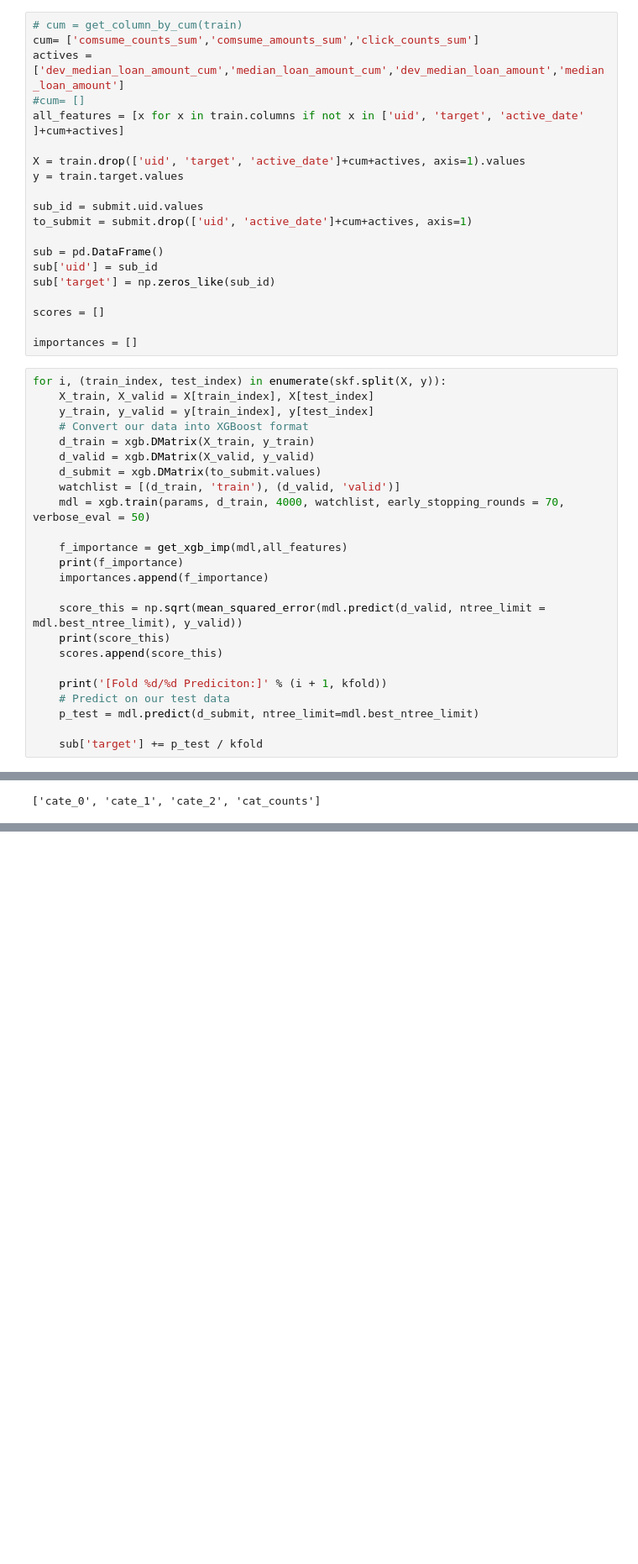
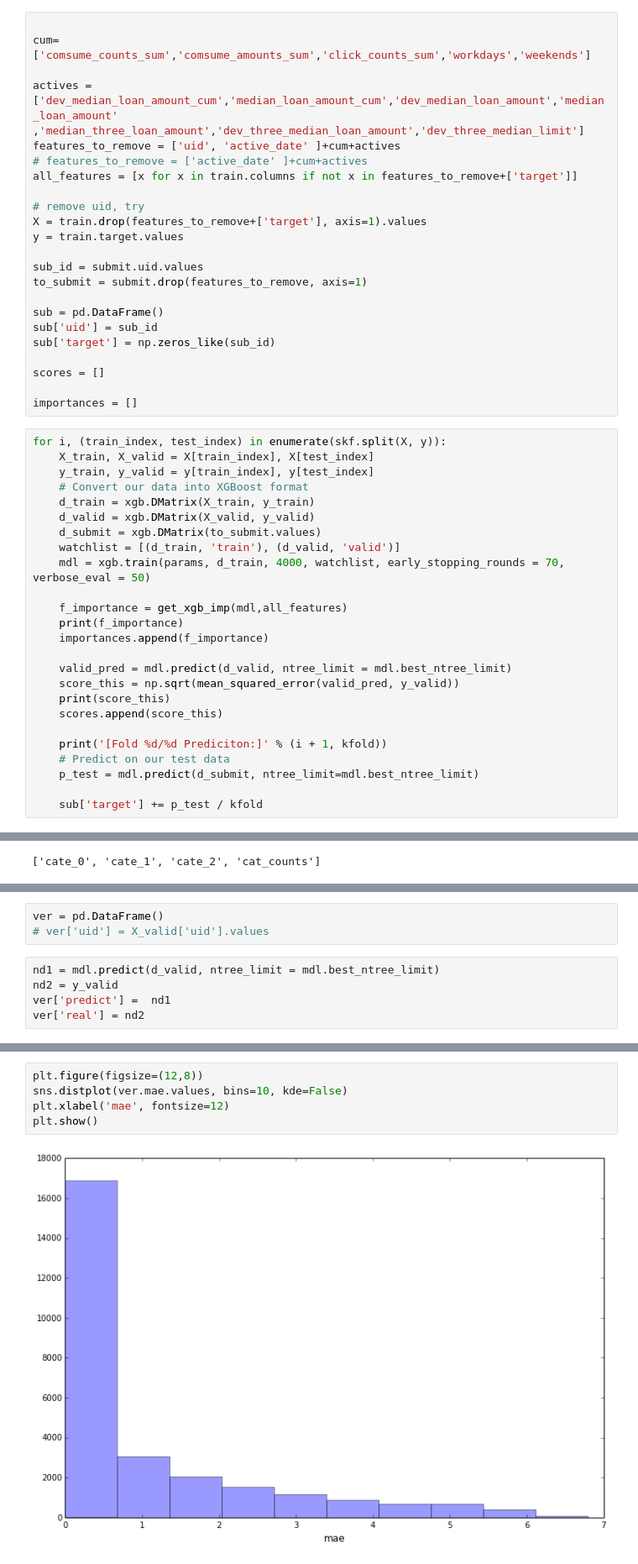
Before and after one commit to YulinGUO/LoanForecasting, a Jupyter notebook: pys/load.ipynb, the cells around one changed output, grey strips where cells are left out. Shown at 84% size. Drawn from its saved outputs; the diff is of its cells as text; blank space fills up the shorter version.

```diff
--- a/pys/load.ipynb
+++ b/pys/load.ipynb
@@ -68,17 +73,21 @@ params = {
         'nthread': 6
     }
 # %%
-# cum = get_column_by_cum(train)
-cum= ['comsume_counts_sum','comsume_amounts_sum','click_counts_sum']
-actives = ['dev_median_loan_amount_cum','median_loan_amount_cum','dev_median_loan_amount','median_loan_amount']
-#cum= []
-all_features = [x for x in train.columns if not x in ['uid', 'target', 'active_date' ]+cum+actives]
 
-X = train.drop(['uid', 'target', 'active_date']+cum+actives, axis=1).values
+cum= ['comsume_counts_sum','comsume_amounts_sum','click_counts_sum','workdays','weekends']
+
+actives = ['dev_median_loan_amount_cum','median_loan_amount_cum','dev_median_loan_amount','median_loan_amount'
+,'median_three_loan_amount','dev_three_median_loan_amount','dev_three_median_limit']
+features_to_remove = ['uid', 'active_date' ]+cum+actives
+# features_to_remove = ['active_date' ]+cum+actives
+all_features = [x for x in train.columns if not x in features_to_remove+['target']]
+
+# remove uid, try
+X = train.drop(features_to_remove+['target'], axis=1).values
 y = train.target.values
 
 sub_id = submit.uid.values
-to_submit = submit.drop(['uid', 'active_date']+cum+actives, axis=1)
+to_submit = submit.drop(features_to_remove, axis=1)
 
 sub = pd.DataFrame()
 sub['uid'] = sub_id
@@ -102,7 +111,8 @@ for i, (train_index, test_index) in enumerate(skf.split(X, y)):
     print(f_importance)
     importances.append(f_importance)
 
-    score_this = np.sqrt(mean_squared_error(mdl.predict(d_valid, ntree_limit = mdl.best_ntree_limit), y_valid))
+    valid_pred = mdl.predict(d_valid, ntree_limit = mdl.best_ntree_limit)
+    score_this = np.sqrt(mean_squared_error(valid_pred, y_valid))
     print(score_this)
     scores.append(score_this)
 
@@ -324,0 +313,8 @@ Name: active_day_of_week, Length: 272979, dtype: int64
+# %%
+ver = pd.DataFrame()
+# ver['uid'] = X_valid['uid'].values
+# %%
+nd1 = mdl.predict(d_valid, ntree_limit = mdl.best_ntree_limit)
+nd2 = y_valid
+ver['predict'] =  nd1
+ver['real'] = nd2
@@ -324,0 +342,7 @@ Name: active_day_of_week, Length: 272979, dtype: int64
+# %%
+plt.figure(figsize=(12,8))
+sns.distplot(ver.mae.values, bins=10, kde=False)
+plt.xlabel('mae', fontsize=12)
+plt.show()
+# %% [output]
+[figure, added]
```
Also changed, not shown: parts of 32 cells of this notebook, 3 other files.
